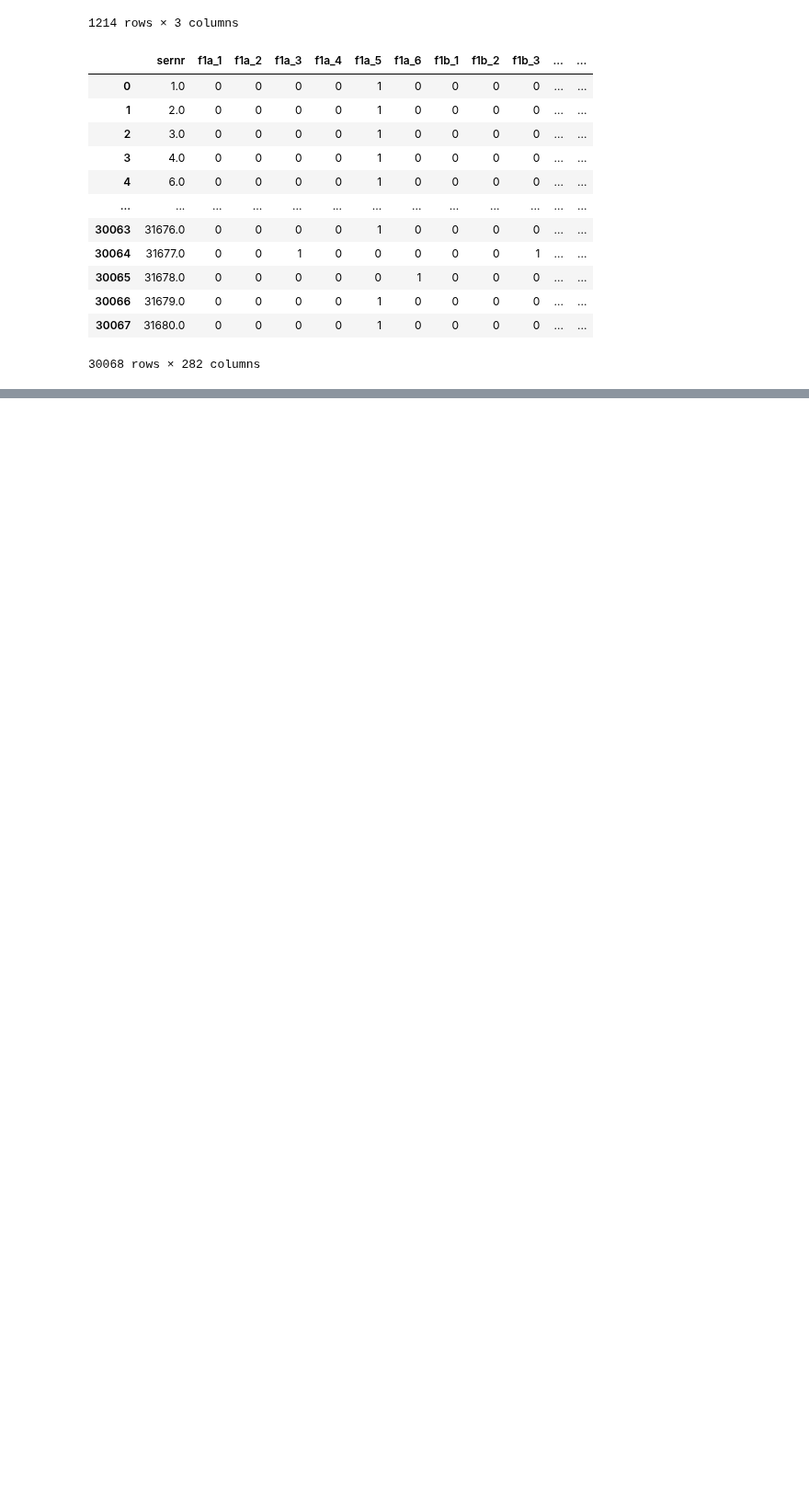
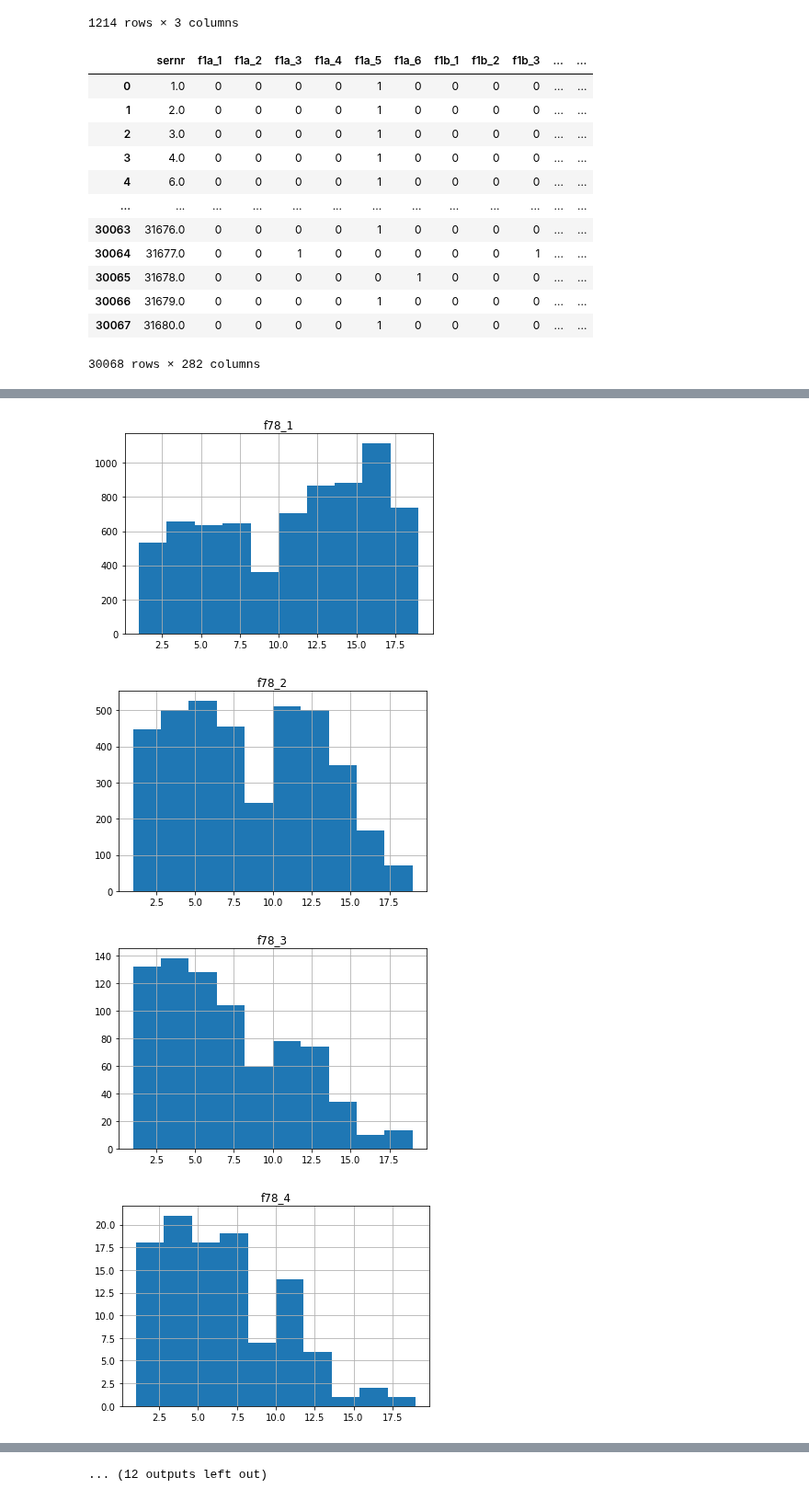
Before and after one commit to NotNANtoN/icp_prediction, a Jupyter notebook: src/notebooks/corona_EDA.ipynb, the cells around one changed output, grey strips where cells are left out. Shown at 92% size. Cells and saved outputs as stored; diff of their text form; code cells hidden in the pictures; blank space fills up the shorter version.

```diff
--- a/src/notebooks/corona_EDA.ipynb
+++ b/src/notebooks/corona_EDA.ipynb
@@ -174,10 +81,0 @@ df["f2a"].hist()
-# %%
-def one_hot(df, columns):
-    for c in columns:
-        dummies = pd.get_dummies(df[c])
-        dummies.columns = [f"{c}_{int(val)}" for val in dummies.columns]
-        df = df.drop(c, axis=1)
-        df = pd.concat([df, dummies], axis=1)
-    return df
-
-df = one_hot(df, constants.to_one_hot)
@@ -252,0 +174,17 @@ Name: f146, dtype: float64
+# %%
+def one_hot(df, columns):
+    for c in columns:
+        if c not in df.columns:
+            print(f"{c} not in columns")
+            break
+        dummies = pd.get_dummies(df[c])
+        dummies.columns = [f"{c}_{int(val)}" for val in sorted(dummies.columns)]
+        # also if nan, set last dummy to 1 (= "weiß nicht/ kA")
+        if df[c].isna().sum() > 0:
+            dummies.loc[df[c].isna(), dummies.columns[-1]] = 1
+        df = df.drop(c, axis=1)
+        df = pd.concat([df, dummies], axis=1)
+    return df
+
+for l in [constants.to_one_hot, constants.expect_change, constants.reduced_income, constants.age_kids, constants.not_always_applicable]:
+    df = one_hot(df, l)
@@ -331,3 +351,13 @@ for col in df:
                 print(val)
                 print((non_na == val).mean())
         print()
+# %%
+has_nan = []
+counter = 0
+for c in df.columns:
+    if df[c].isna().sum() > 0:
+        print(c, df[c].isna().sum())
+        counter += 1
+        has_nan.append(c)
+
+print(counter, "variables with nans")
@@ -333,0 +368,10 @@ for col in df:
+# %%
+for c in constants.age_kids:
+    plt.figure()
+    df[c].hist()
+    plt.title(c)
+# %% [output]
+[figure, added]
+[figure, added]
+[figure, added]
+[figure, added]
@@ -333,0 +386 @@ for col in df:
+... (12 outputs left out)
```
Also changed, not shown: parts of 38 cells of this notebook, 1 other file.
